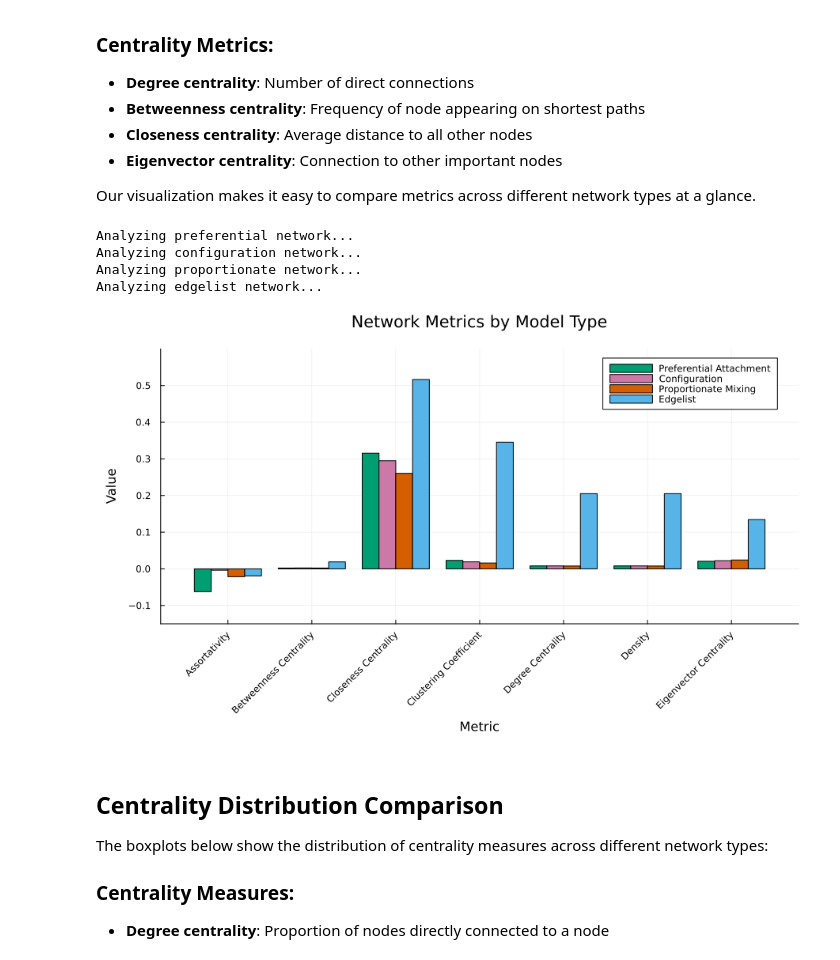
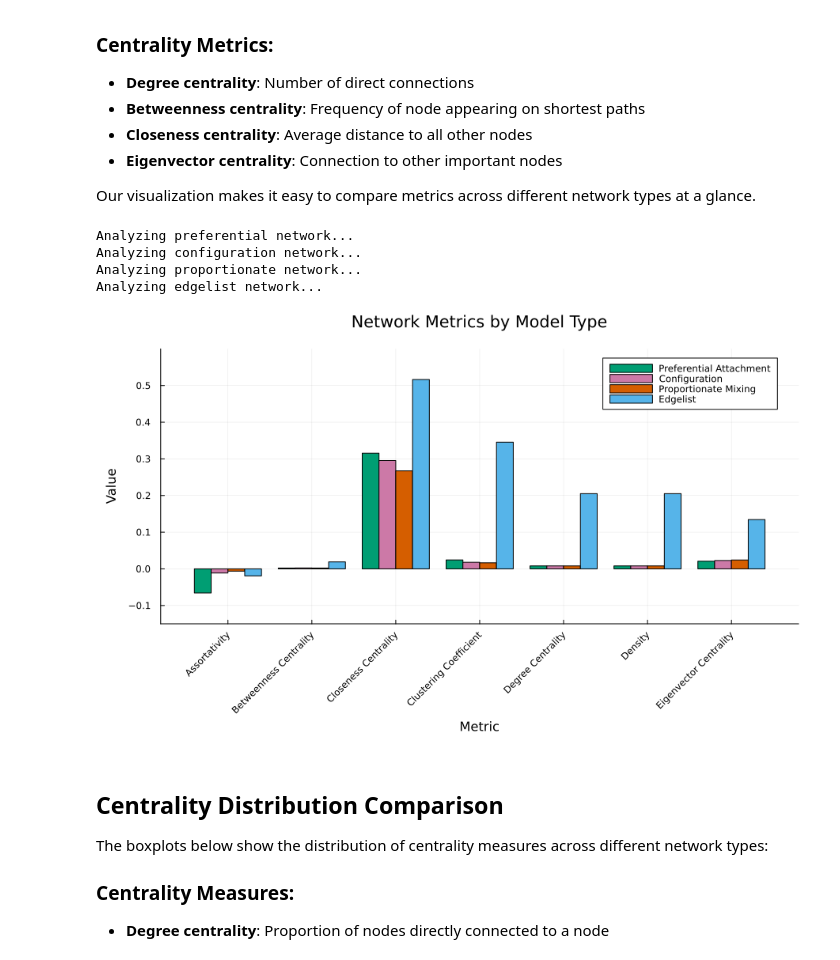
Before and after one commit to lstell21/espidam-tutorial-2026, a Jupyter notebook: Part2.ipynb, the cells around one changed output. Saved outputs shown, nothing was run; the diff lists cells and outputs as text; code cells hidden in the pictures.

```diff
--- a/Part2.ipynb
+++ b/Part2.ipynb
@@ -613,20 +607,20 @@ Our visualization makes it easy to compare metrics across different network type
 # %%
 include("src/plotting.jl")
 
 metrics_plot = plot_network_metrics_comparison(
     network_types=[:preferential, :configuration, :proportionate, :edgelist],
     mean_degree=8,
-    r̂=r̂, p̂=p̂,
+    degrees=degrees[!, 1], r̂=r̂, p̂=p̂,
     figures_dir=FIGURES_DIR,
 )
 
 display(metrics_plot)
 # %% [output]
 Analyzing preferential network...
 Analyzing configuration network...
 Analyzing proportionate network...
 Analyzing edgelist network...
-[figure, old version]
+[figure, new version]
 # %% [markdown]
 ## Centrality Distribution Comparison
 
```
Also changed, not shown: parts of 5 cells of this notebook, 7 other files.
